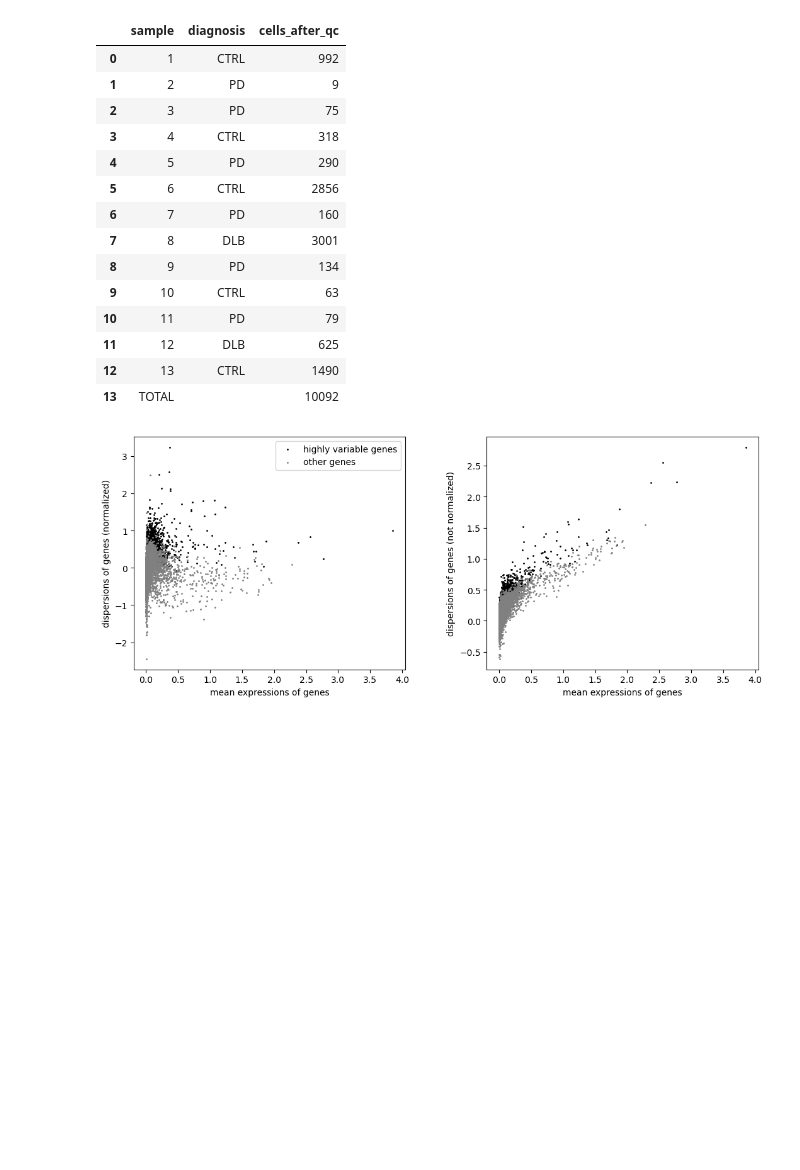
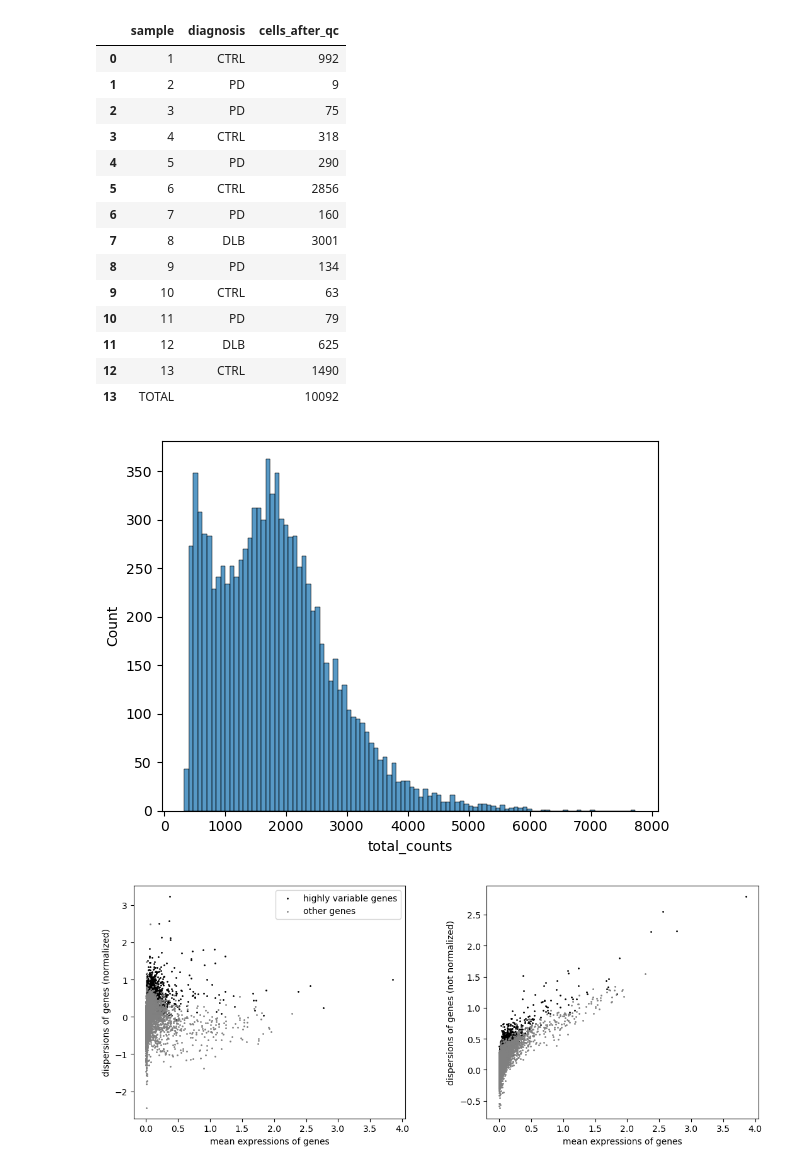
Before and after one commit to zeinabbh/M10, a Jupyter notebook: dataset2_preprocessing.ipynb, the cells around one changed output. Cells and saved outputs as stored; diff of their text form; code cells hidden in the pictures; blank space fills up the shorter version.

```diff
--- a/dataset2_preprocessing.ipynb
+++ b/dataset2_preprocessing.ipynb
@@ -248,6 +273,14 @@ summary_table
 | 11 | 12 | DLB | 625 |
 | 12 | 13 | CTRL | 1490 |
 | 13 | TOTAL |  | 10092 |
+# %%
+# check its normalised
+
+p1 = sns.histplot(adata.obs["total_counts"], bins=100, kde=False)
+
+# doesnt look like it was normalised well, long tail.
+# %% [output]
+[figure, added]
 # %%
 # log transform
 
```
Also changed, not shown: parts of 4 cells of this notebook, 2 other files.
